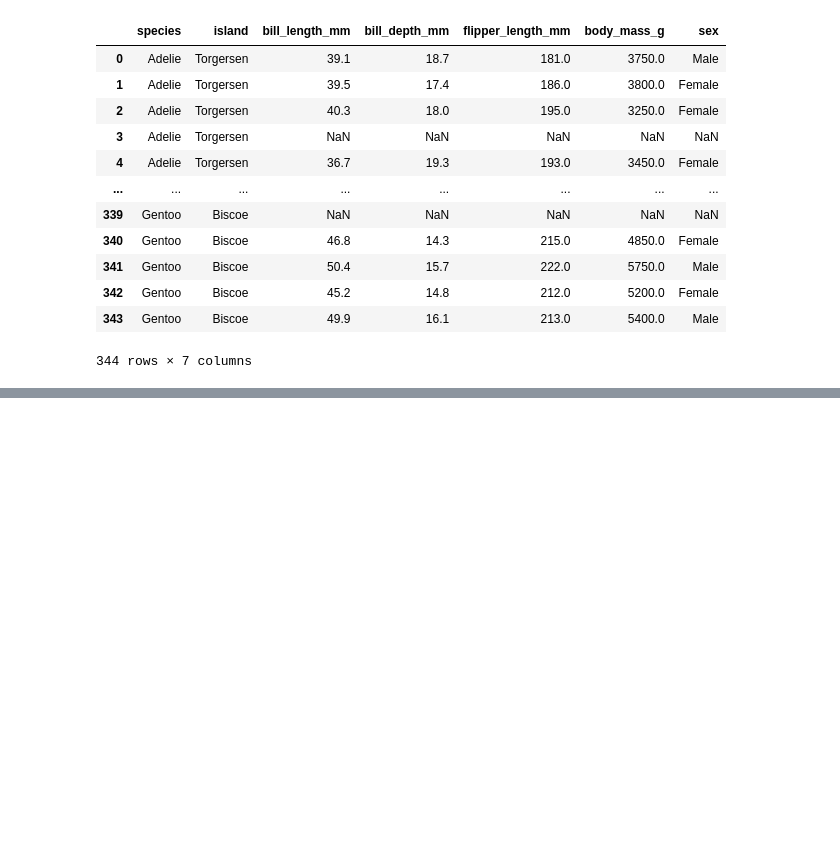
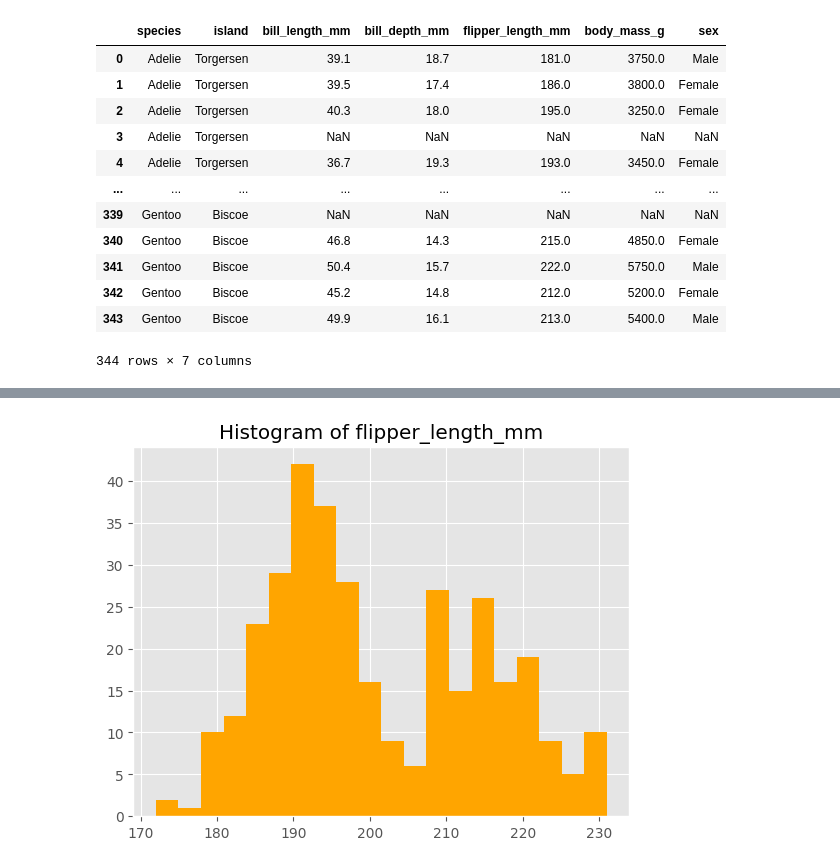
Before and after one commit to shreyapuri11/digipodium_data-analytics, a Jupyter notebook: data_analysis/graphs.ipynb, the cells around one changed output, grey strips where cells are left out. Saved outputs shown, nothing was run; the diff lists cells and outputs as text; code cells hidden in the pictures; blank space fills up the shorter version.

```diff
--- a/data_analysis/graphs.ipynb
+++ b/data_analysis/graphs.ipynb
@@ -208,0 +216,7 @@ sns.load_dataset('titanic')
+# %%
+_ = plt.hist('flipper_length_mm',data = penguins,bins = 20,color='orange')
+plt.title('Histogram of flipper_length_mm')
+plt.grid = True
+plt.show()
+# %% [output]
+[figure, added]
```
Also changed, not shown: parts of 21 cells of this notebook.
